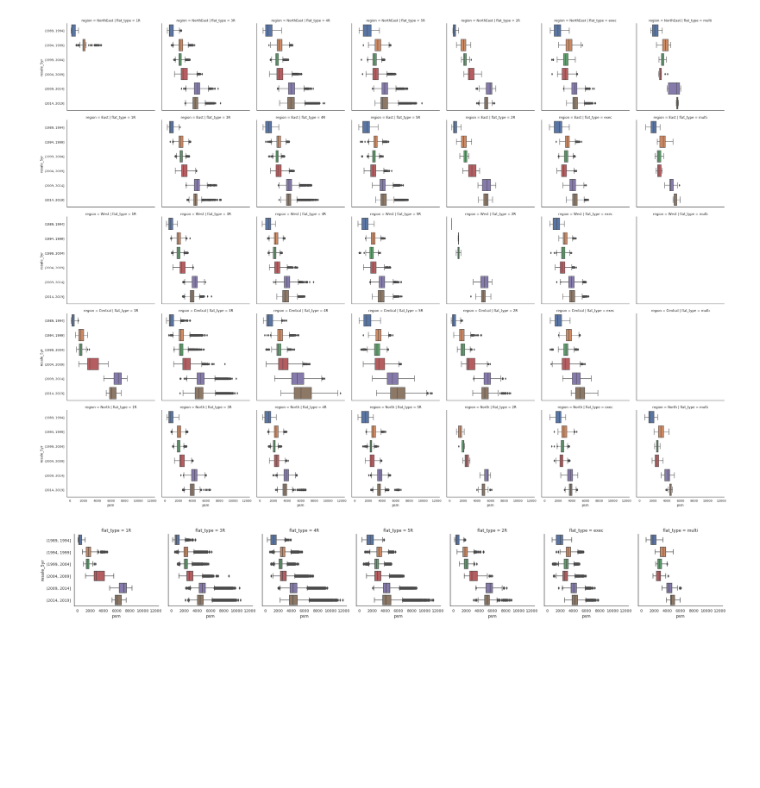
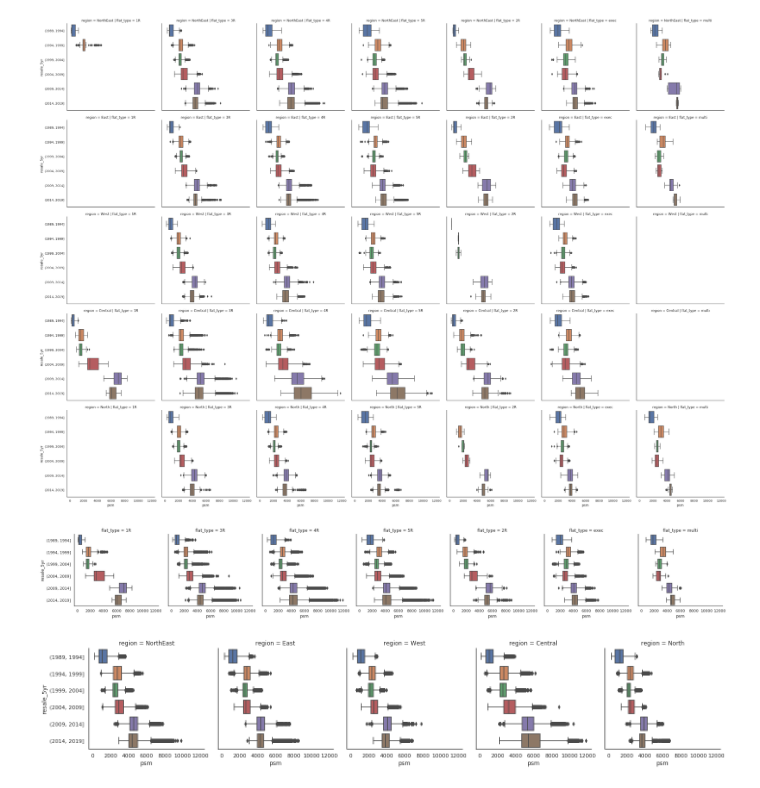
Before and after one commit to ravi-gopalan/singapore_hdb_price_analysis, a Jupyter notebook: singapore_hdb_resale_transactions.ipynb, the cells around one changed output. Drawn from its saved outputs; the diff is of its cells as text; code cells hidden in the pictures; blank space fills up the shorter version.

```diff
--- a/singapore_hdb_resale_transactions.ipynb
+++ b/singapore_hdb_resale_transactions.ipynb
@@ -1354,3 +1354,9 @@ g = sns.catplot(data=df, col = 'flat_type',\
                 kind='box', height=4);
 # %% [output]
 [figure]
+# %%
+g = sns.catplot(data=df, col = 'region',\
+                y='resale_5yr', x='psm',\
+                kind='box', height=4);
+# %% [output]
+[figure, added]
```
Also changed, not shown: parts of 6 cells of this notebook.
